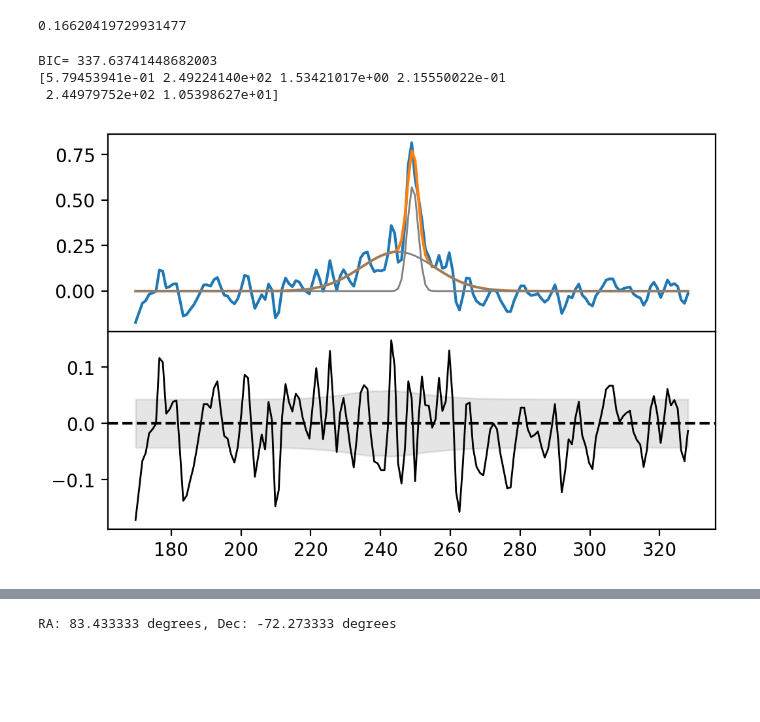
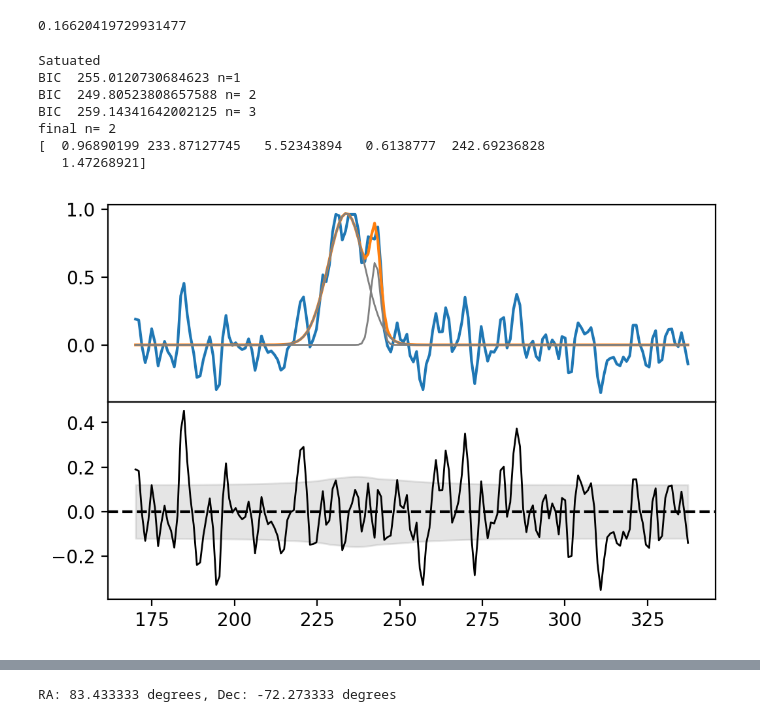
Before and after one commit to retarchen/Absorption_fitting, a Jupyter notebook: test.ipynb, the cells around one changed output, grey strips where cells are left out. Saved outputs shown, nothing was run; the diff lists cells and outputs as text; code cells hidden in the pictures; blank space fills up the shorter version.

```diff
--- a/test.ipynb
+++ b/test.ipynb
@@ -145,16 +146,21 @@ plt.plot(xemi,yemi)
 0.16620419729931477
 # %%
 reload(rd)
-j=19
+j=87
 x,y,yerr,xemi,yemi,yemi_err,yemi_selferr=rd.get_emi_abs_data(nlist[j],nabs[j],1,1,mode='LMC',v_move=0.)
 reload(Gf)
-#Gf.fitting_plot(x,y,yerr,x_peak=[2.49390685e+02,2.44425563e+02])
-Gf.fitting_plot(x,y,yerr,x_peak=[249,244])
+#Gf.fitting_plot(x,y,yerr,x_peak=[3.12835286e+02,2.61895645e+02+10])
+Gf.fitting_plot(x,1-np.exp(-y),yerr)
+#Gf.fitting_plot(x,y,yerr)
 # %% [output]
-BIC= 337.63741448682003
-[5.79453941e-01 2.49224140e+02 1.53421017e+00 2.15550022e-01
- 2.44979752e+02 1.05398627e+01]
+Satuated
+BIC  255.0120730684623 n=1
+BIC  249.80523808657588 n= 2
+BIC  259.14341642002125 n= 3
+final n= 2
+[  0.96890199 233.87127745   5.52343894   0.6138777  242.69236828
+   1.47268921]
-[figure, old version]
+[figure, new version]
 # %%
 reload(sd)
 reload(Gf)
```
Also changed, not shown: parts of 8 cells of this notebook, 4 other files.
